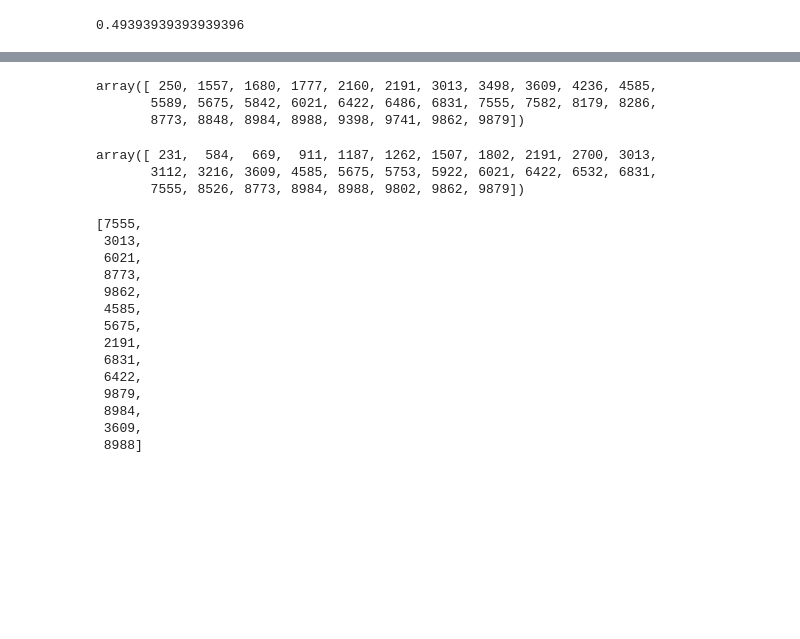
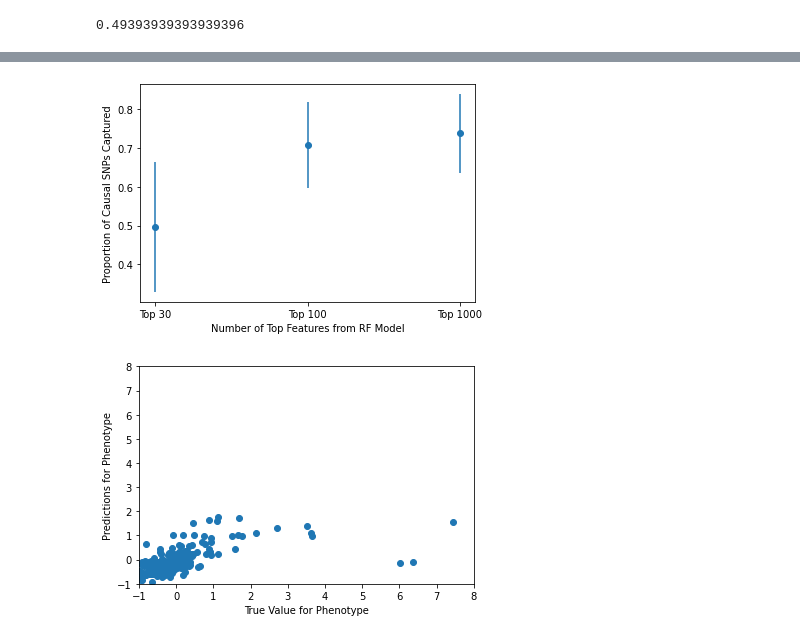
Before and after one commit to jacksonbrandberg/gwas-random-forest, a Jupyter notebook: scr/Random Forests GWAS.ipynb, the cells around one changed output, grey strips where cells are left out. Drawn from its saved outputs; the diff is of its cells as text; code cells hidden in the pictures; blank space fills up the shorter version.

Commit message:
code for other models

```diff
--- a/scr/Random Forests GWAS.ipynb
+++ b/scr/Random Forests GWAS.ipynb
@@ -372,33 +275,23 @@ fi_df
-# %%
-causal_SNPs_1 = np.sort(causal_SNPs_list[0])
-causal_SNPs_1
-# %% [output]
-array([ 250, 1557, 1680, 1777, 2160, 2191, 3013, 3498, 3609, 4236, 4585,
-       5589, 5675, 5842, 6021, 6422, 6486, 6831, 7555, 7582, 8179, 8286,
-       8773, 8848, 8984, 8988, 9398, 9741, 9862, 9879])
-# %%
-top_features1 = fi_df['feature_names']
-top_features1 = np.array(top_features1[0:30])
-top_features1 = np.sort(top_features1)
-top_features1
-# %% [output]
-array([ 231,  584,  669,  911, 1187, 1262, 1507, 1802, 2191, 2700, 3013,
-       3112, 3216, 3609, 4585, 5675, 5753, 5922, 6021, 6422, 6532, 6831,
-       7555, 8526, 8773, 8984, 8988, 9802, 9862, 9879])
-# %%
-list(set(top_features1).intersection(causal_SNPs_1))
-# %% [output]
-[7555,
- 3013,
- 6021,
- 8773,
- 9862,
- 4585,
- 5675,
- 2191,
- 6831,
- 6422,
- 9879,
- 8984,
- 3609,
- 8988]
+# %%
+names = ['Top 30', 'Top 100', 'Top 1000']
+# %%
+props = [0.4966666666666666,0.7066666666666667,0.7366666666666666]
+stds_2 = [0.08359957469322968*2,0.05537749241945384*2, 0.050442486501405228*2 ]
+# %%
+import matplotlib
+from matplotlib import pylab as plt
+plt.errorbar(names, props,yerr=stds_2,fmt='o')
+plt.ylabel('Proportion of Causal SNPs Captured')
+plt.xlabel('Number of Top Features from RF Model')
+plt.show()
+# %% [output]
+[figure, added]
+# %%
+plt.scatter(y_tests[0], y_preds[0])
+plt.ylabel('Predictions for Phenotype')
+plt.xlabel('True Value for Phenotype')
+plt.xlim(-1, 8)
+plt.ylim(-1, 8)
+plt.show()
+# %% [output]
+[figure, added]
```
Also changed, not shown: parts of 44 cells of this notebook.
